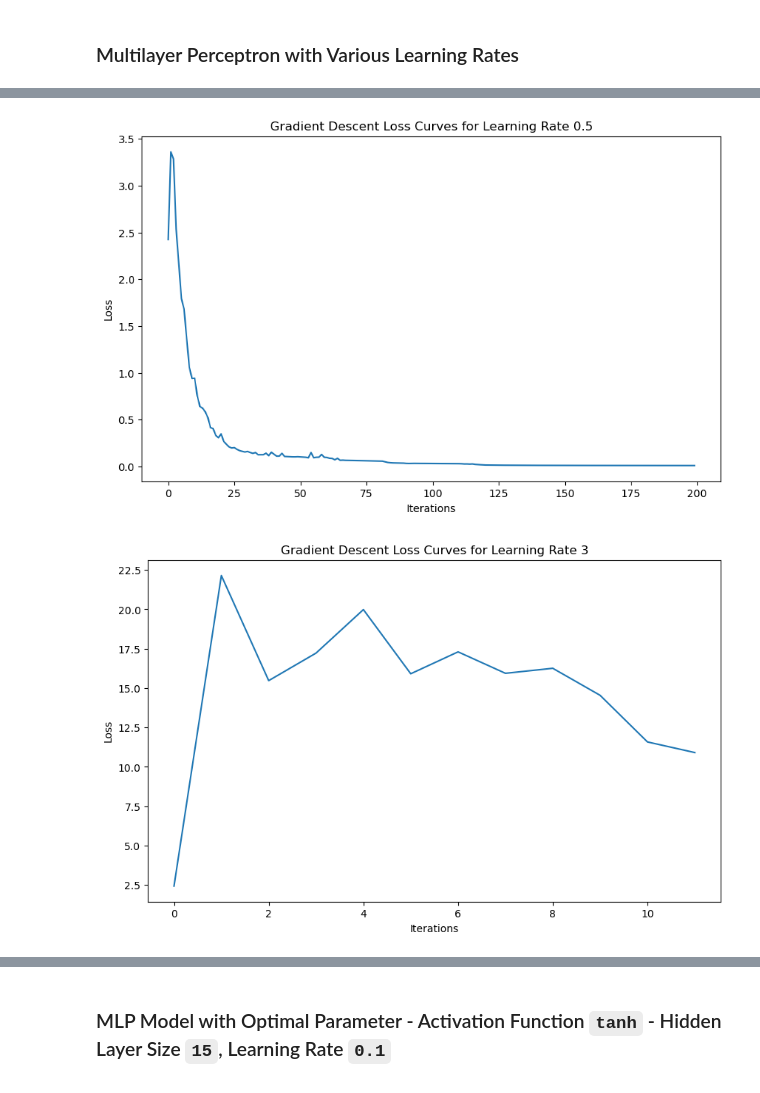
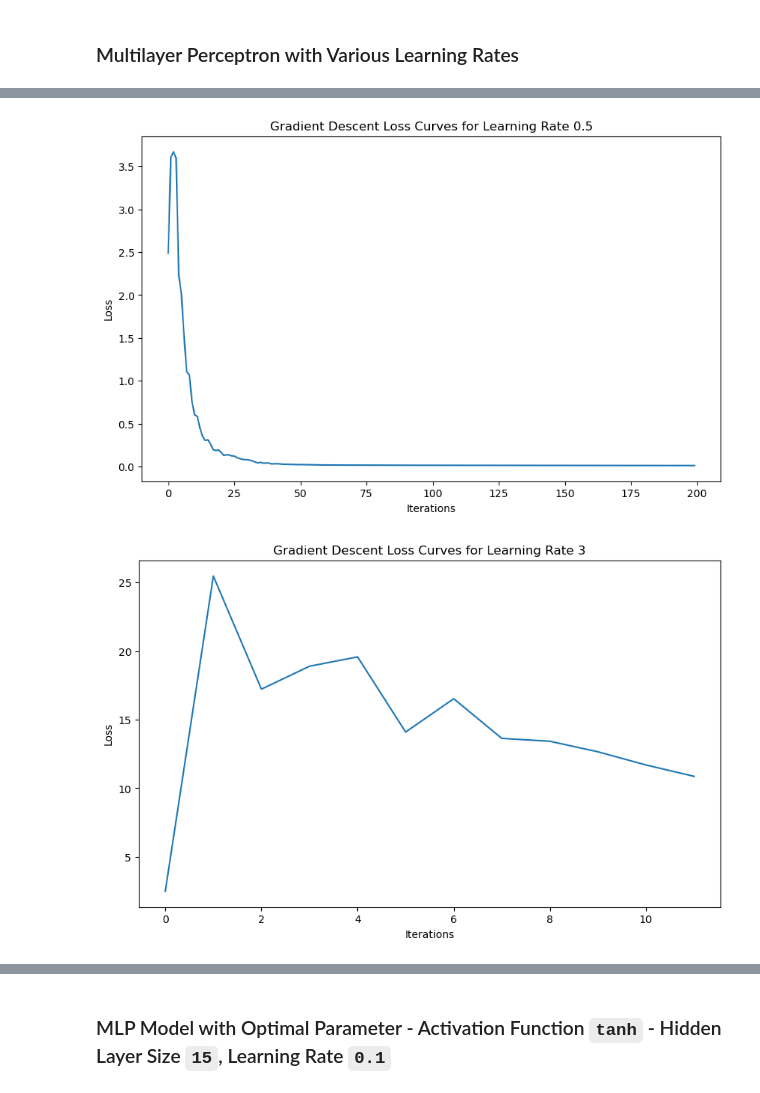
Before and after one commit to johannawawi/neuro-computing, a Jupyter notebook: digit_recognition.ipynb, the cells around one changed output, grey strips where cells are left out. Saved outputs shown, nothing was run; the diff lists cells and outputs as text; code cells hidden in the pictures.

```diff
--- a/digit_recognition.ipynb
+++ b/digit_recognition.ipynb
@@ -133,7 +133,7 @@ learning_rates = [0.1, 0.5, 3, 5, 8, 10]
 
 plt.figure(figsize=(10, 6))
 for lr in learning_rates:
-    model = MLP(tol=0, hidden_layer_sizes=(15,), activation='tanh',
+    model = MLP(tol=0, hidden_layer_sizes=(25,), activation='tanh',
                 learning_rate_init=lr, random_state=42)
     model.fit(data, label)
     pred = model.predict(data)
@@ -151,7 +151,7 @@ plt.show()
 learning_rates = [0.1, 0.5, 3, 5, 8, 10]
 
 for lr in learning_rates:
-    model = MLP(tol=0, hidden_layer_sizes=(15,), activation='tanh',
+    model = MLP(tol=0, hidden_layer_sizes=(25,), activation='tanh',
                 learning_rate_init=lr, random_state=42)
     model.fit(data, label)
     pred = model.predict(data)
@@ -167,2 +167,2 @@ for lr in learning_rates:
-[figure, old version]
+[figure, new version]
-[figure, old version]
+[figure, new version]
```
Also changed, not shown: parts of 4 cells of this notebook.
